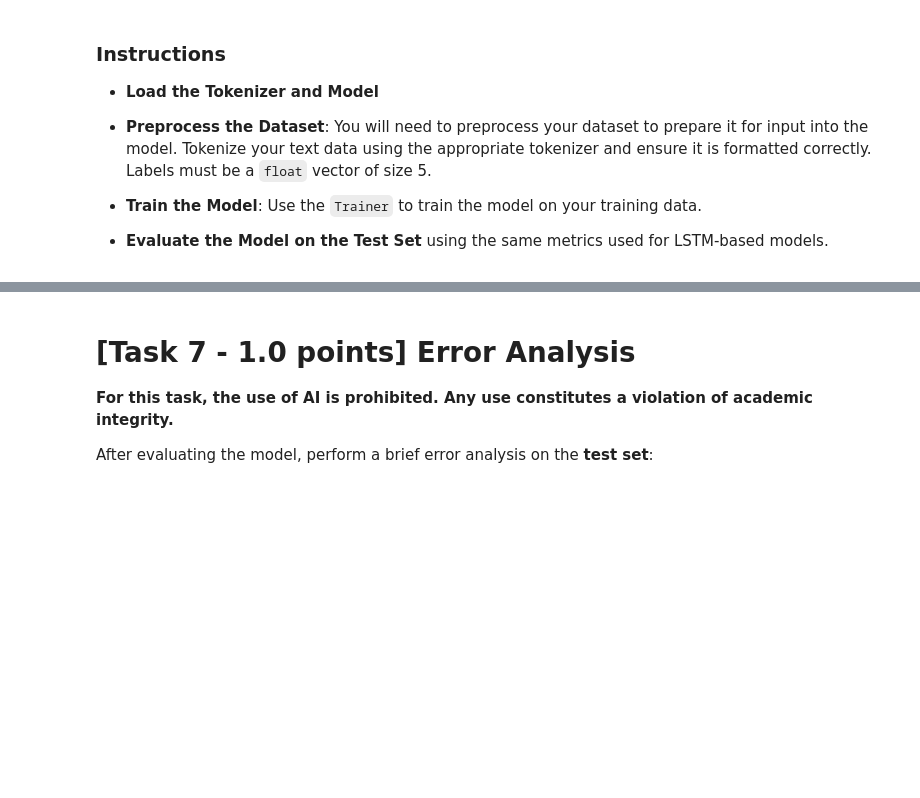
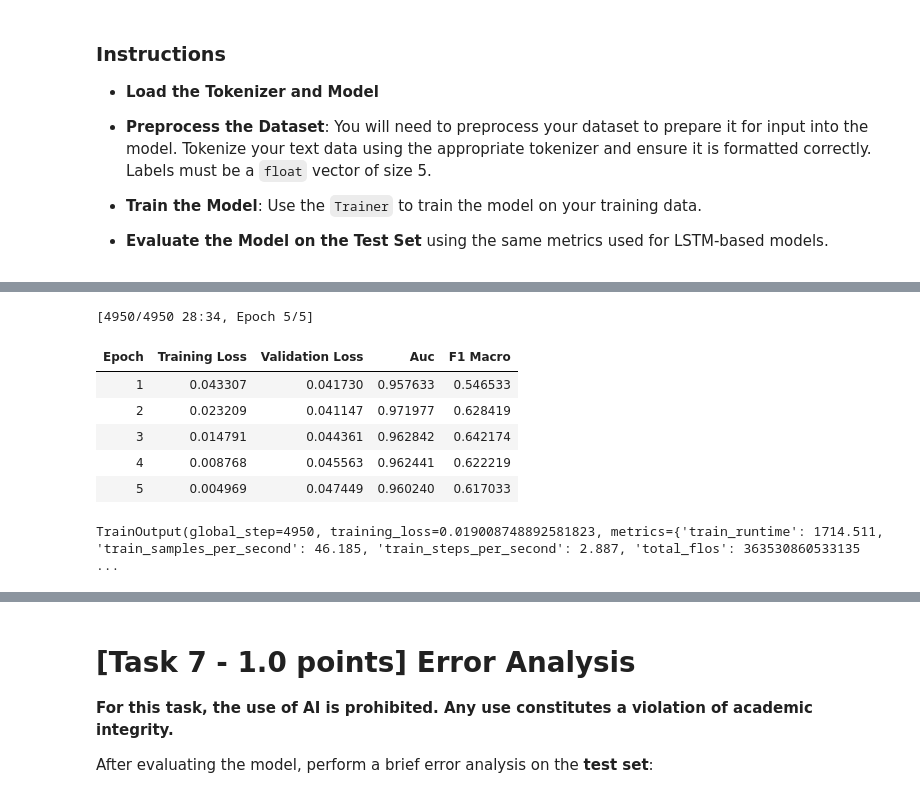
Before and after one commit to Tarekun/nlp-project, a Jupyter notebook: Assignment1.ipynb, the cells around one changed output, grey strips where cells are left out. Cells and saved outputs as stored; diff of their text form; code cells hidden in the pictures; blank space fills up the shorter version.

```diff
--- a/Assignment1.ipynb
+++ b/Assignment1.ipynb
@@ -1010,0 +1092,39 @@ In this section, you will use a transformer model pre-trained on legal text, nam
+# %%
+bert_train_ds = ClauseDataset(train)
+bert_val_ds = ClauseDataset(validation)
+bert_test_ds = ClauseDataset(test)
+
+args = TrainingArguments(
+    output_dir="legalbert_out",
+    num_train_epochs=5,
+    per_device_train_batch_size=16,
+    per_device_eval_batch_size=64,
+    learning_rate=3e-5,
+    weight_decay=0.01,
+    logging_strategy="epoch",  # logs the mean train loss once per epoch, for the plots
+    eval_strategy="epoch",
+    save_strategy="epoch",
+    load_best_model_at_end=True,
+    metric_for_best_model="f1_macro",
+    save_total_limit=1,
+    report_to="none",
+)
+trainer = Trainer(
+    model=bert_model,
+    args=args,
+    train_dataset=bert_train_ds,
+    eval_dataset=bert_val_ds,
+    processing_class=tokenizer,  # use `tokenizer=` on transformers < 4.46
+    compute_metrics=compute_metrics,
+)
+
+trainer.train()
+# %% [output]
+[4950/4950 28:34, Epoch 5/5]
+| Epoch | Training Loss | Validation Loss | Auc | F1 Macro |
+| 1 | 0.043307 | 0.041730 | 0.957633 | 0.546533 |
+| 2 | 0.023209 | 0.041147 | 0.971977 | 0.628419 |
+| 3 | 0.014791 | 0.044361 | 0.962842 | 0.642174 |
+| 4 | 0.008768 | 0.045563 | 0.962441 | 0.622219 |
+| 5 | 0.004969 | 0.047449 | 0.960240 | 0.617033 |
+TrainOutput(global_step=4950, training_loss=0.019008748892581823, metrics={'train_runtime': 1714.511, 'train_samples_per_second': 46.185, 'train_steps_per_second': 2.887, 'total_flos': 363530860533135 ...
```
Also changed, not shown: parts of 4 cells of this notebook.
